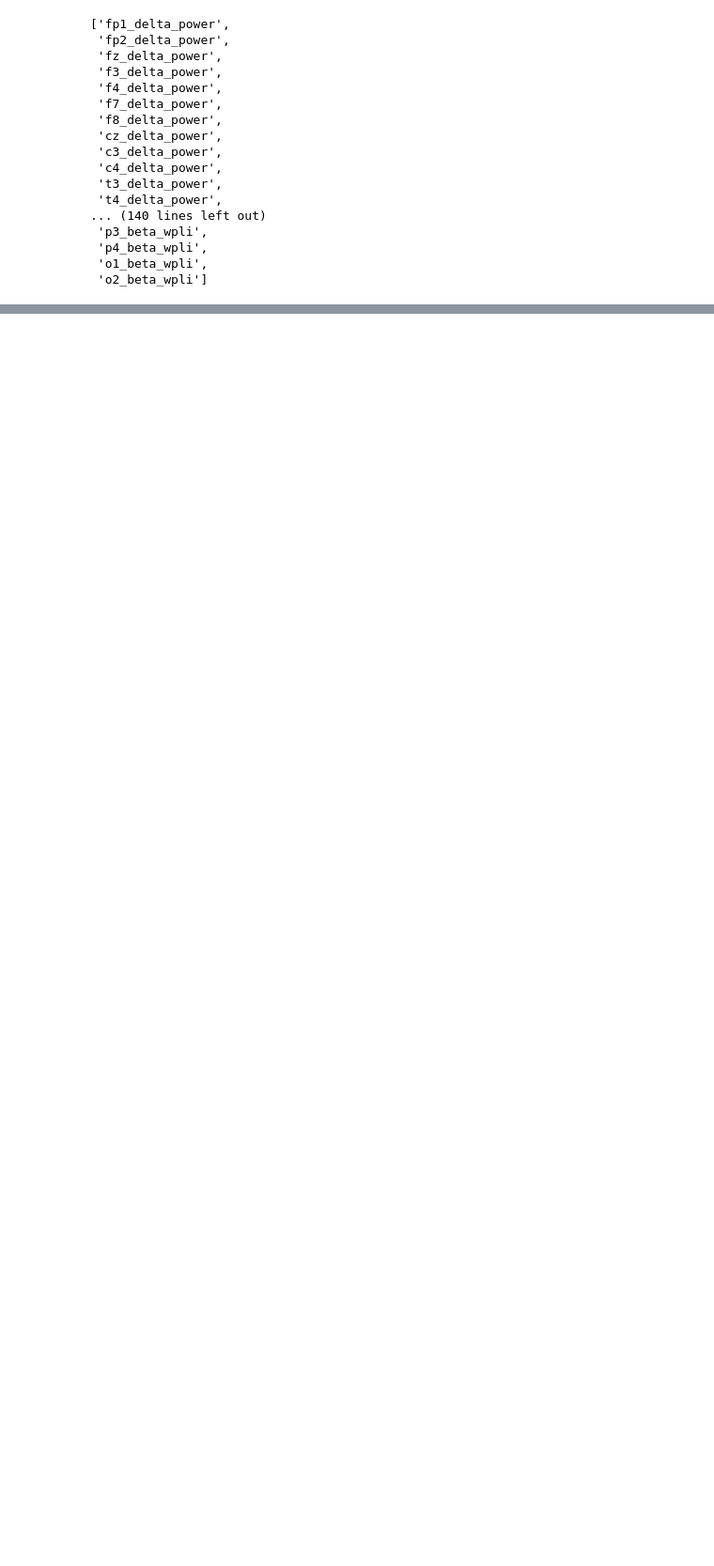
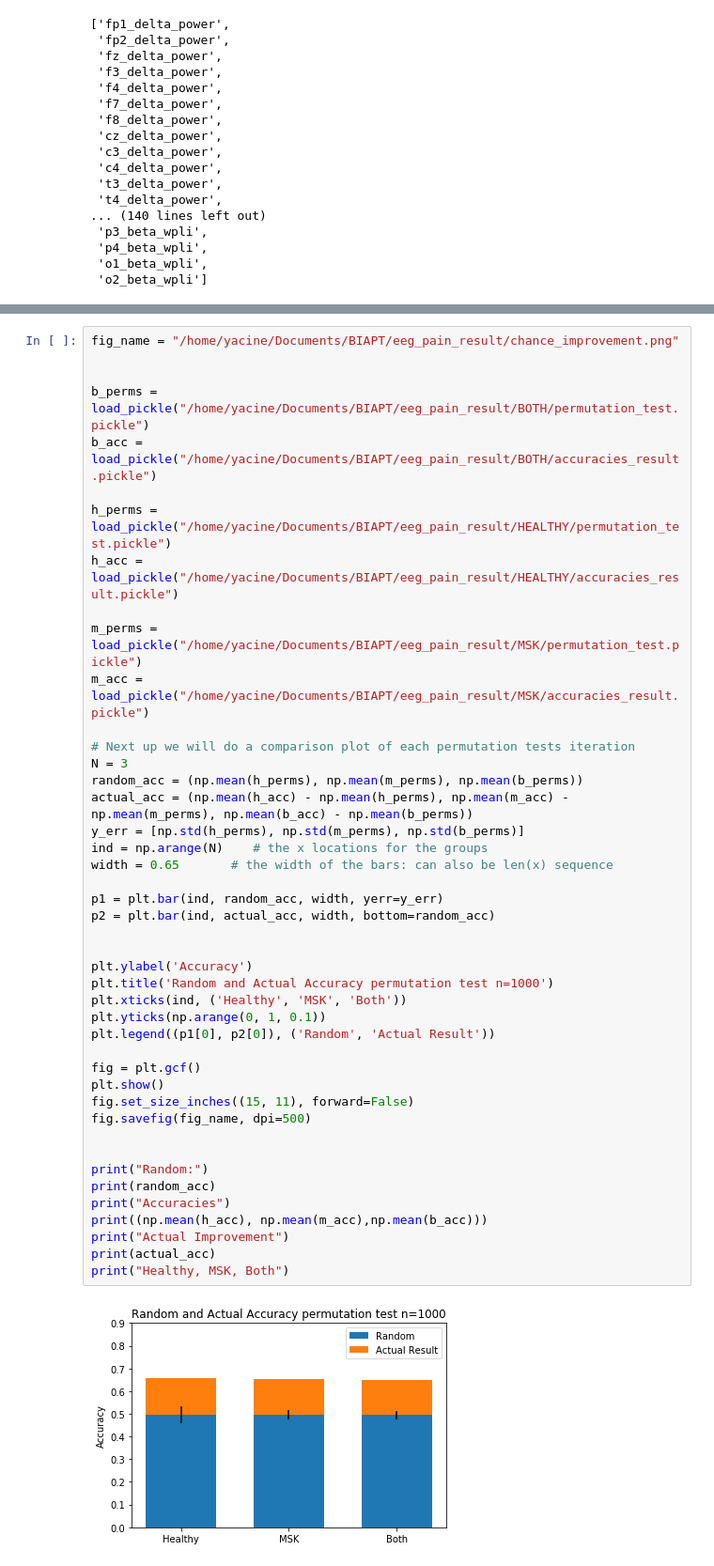
Before and after one commit to BIAPT/eeg-pain-detection, a Jupyter notebook: projects/publish_a_paper_on_pain_detection_using_eeg_and_ml/neurips_2020_paper_submission/generate_visualization.ipynb, the cells around one changed output, grey strips where cells are left out. Shown: that part at 94% size. Drawn from its saved outputs; the diff is of its cells as text; blank space fills up the shorter version.

```diff
--- a/projects/publish_a_paper_on_pain_detection_using_eeg_and_ml/neurips_2020_paper_submission/generate_visualization.ipynb
+++ b/projects/publish_a_paper_on_pain_detection_using_eeg_and_ml/neurips_2020_paper_submission/generate_visualization.ipynb
@@ -160,0 +306,46 @@ Size Weight:  157
+# %%
+fig_name = "/home/yacine/Documents/BIAPT/eeg_pain_result/chance_improvement.png"
+
+
+b_perms = load_pickle("/home/yacine/Documents/BIAPT/eeg_pain_result/BOTH/permutation_test.pickle")
+b_acc = load_pickle("/home/yacine/Documents/BIAPT/eeg_pain_result/BOTH/accuracies_result.pickle")
+
+h_perms = load_pickle("/home/yacine/Documents/BIAPT/eeg_pain_result/HEALTHY/permutation_test.pickle")
+h_acc = load_pickle("/home/yacine/Documents/BIAPT/eeg_pain_result/HEALTHY/accuracies_result.pickle")
+
+m_perms = load_pickle("/home/yacine/Documents/BIAPT/eeg_pain_result/MSK/permutation_test.pickle")
+m_acc = load_pickle("/home/yacine/Documents/BIAPT/eeg_pain_result/MSK/accuracies_result.pickle")
+
+# Next up we will do a comparison plot of each permutation tests iteration
+N = 3
+random_acc = (np.mean(h_perms), np.mean(m_perms), np.mean(b_perms))
+actual_acc = (np.mean(h_acc) - np.mean(h_perms), np.mean(m_acc) - np.mean(m_perms), np.mean(b_acc) - np.mean(b_perms))
+y_err = [np.std(h_perms), np.std(m_perms), np.std(b_perms)]
+ind = np.arange(N)    # the x locations for the groups
+width = 0.65       # the width of the bars: can also be len(x) sequence
+
+p1 = plt.bar(ind, random_acc, width, yerr=y_err)
+p2 = plt.bar(ind, actual_acc, width, bottom=random_acc)
+
+
+plt.ylabel('Accuracy')
+plt.title('Random and Actual Accuracy permutation test n=1000')
+plt.xticks(ind, ('Healthy', 'MSK', 'Both'))
+plt.yticks(np.arange(0, 1, 0.1))
+plt.legend((p1[0], p2[0]), ('Random', 'Actual Result'))
+
+fig = plt.gcf()
+plt.show()
+fig.set_size_inches((15, 11), forward=False)
+fig.savefig(fig_name, dpi=500)
+
+
+print("Random:")
+print(random_acc)
+print("Accuracies")
+print((np.mean(h_acc), np.mean(m_acc),np.mean(b_acc)))
+print("Actual Improvement")
+print(actual_acc)
+print("Healthy, MSK, Both")
+# %% [output]
+[figure, added]
```
Also changed, not shown: parts of 11 cells of this notebook, 7 other files.
